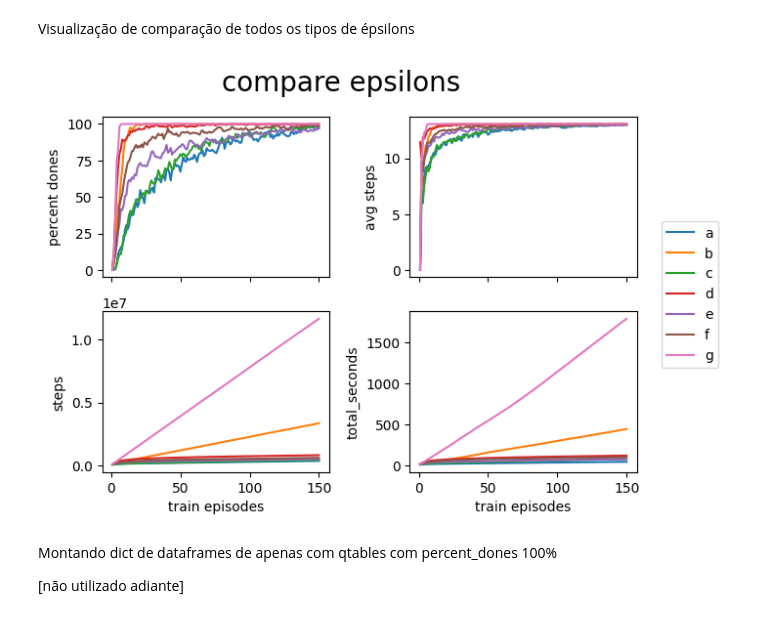
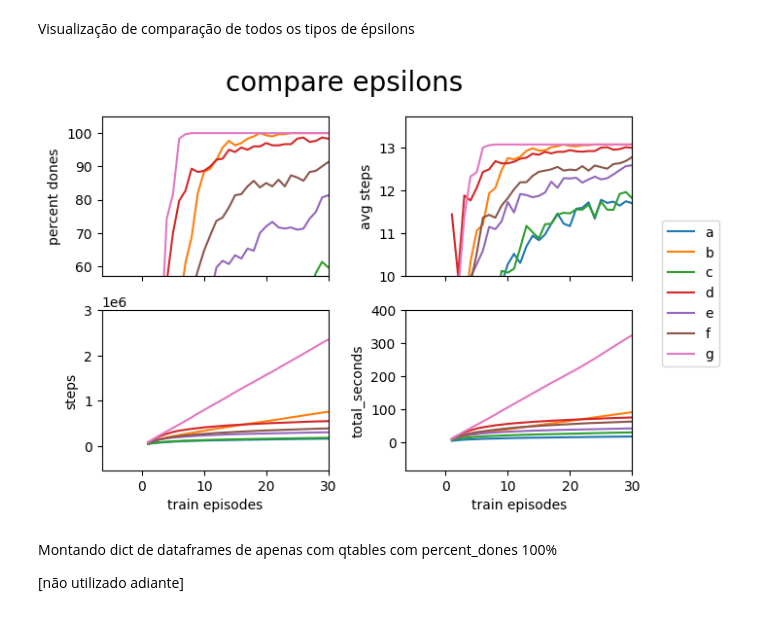
Before and after one commit to anselmobd/qrlstudy, a Jupyter notebook: eval.ipynb, the cells around one changed output. Cells and saved outputs as stored; diff of their text form; code cells hidden in the pictures.

```diff
--- a/eval.ipynb
+++ b/eval.ipynb
@@ -73,7 +73,9 @@ steps_secs('a', 15000, 1000, 300)
 eval_file_name = "qtb/qgye2/qeval.txt"
 # %%
 columns = ['epsilon_type','train_episodes','percent_dones','avg_steps']
-qeval = pd.read_csv(eval_file_name, sep=";", header=None, names=columns)
-qeval.head()
+qeval = pd.read_csv(eval_file_name, sep=";", header=None, names=columns).sort_values(['epsilon_type', 'train_episodes'])
+qeval[
+    (qeval['epsilon_type']=='b') & (qeval['train_episodes']>=1800) & (qeval['train_episodes']<=3000)
+]
 # %% [output]
 |  | epsilon_type | train_episodes | percent_dones | avg_steps |
@@ -119,0 +130,5 @@ qeval.head()
+# %%
+qeval['next_percent_dones'] = qeval['percent_dones'].shift(-1)
+filtro = qeval['train_episodes'] == 150
+qeval.loc[filtro, 'next_percent_dones'] = qeval.loc[filtro, 'percent_dones']
+qeval
@@ -170,34 +199,37 @@ Visualização de comparação de todos os tipos de épsilons
 # %%
 fig, ax = plt.subplots(2, 2, sharex=True)
 
 for e in evals:
     ax[0, 0].plot(evals[e]['percent_dones'])
     ax[0, 1].plot(evals[e]['avg_steps'])
     ax[1, 0].plot(evals[e]['steps'])
     ax[1, 1].plot(evals[e]['total_seconds'])
 
 fig.suptitle("compare epsilons", size = 20)
 
 ax[0, 0].set_ylabel("percent dones")
-# ax[0].set_ylim(bottom=0)
+ax[0, 0].set_xlim(right=30)
+ax[0, 0].set_ylim(bottom=57)
 
 ax[0, 1].set_ylabel("avg steps")
-# ax[1].set_ylim(bottom=0)
+ax[0, 1].set_ylim(bottom=10)
 
 ax[1, 0].set_ylabel("steps")
+ax[1, 0].set_ylim(top=3_000_000)
+
+ax[1, 1].set_ylabel("total_seconds")
+ax[1, 1].set_ylim(top=400)
 
 ax[1, 0].set_xlabel("train episodes")
-
-ax[1, 1].set_ylabel("total_seconds")
 
 ax[1, 1].set_xlabel("train episodes")
 
 fig.legend(evals.keys(), loc='center left', bbox_to_anchor=(1, 0.5))
 
 plt.tight_layout()
 plt.show()
 # %% [output]
-[figure, old version]
+[figure, new version]
 # %% [markdown]
 Montando dict de dataframes de apenas com qtables com percent_dones 100%
 
```
Also changed, not shown: parts of 14 cells of this notebook.
